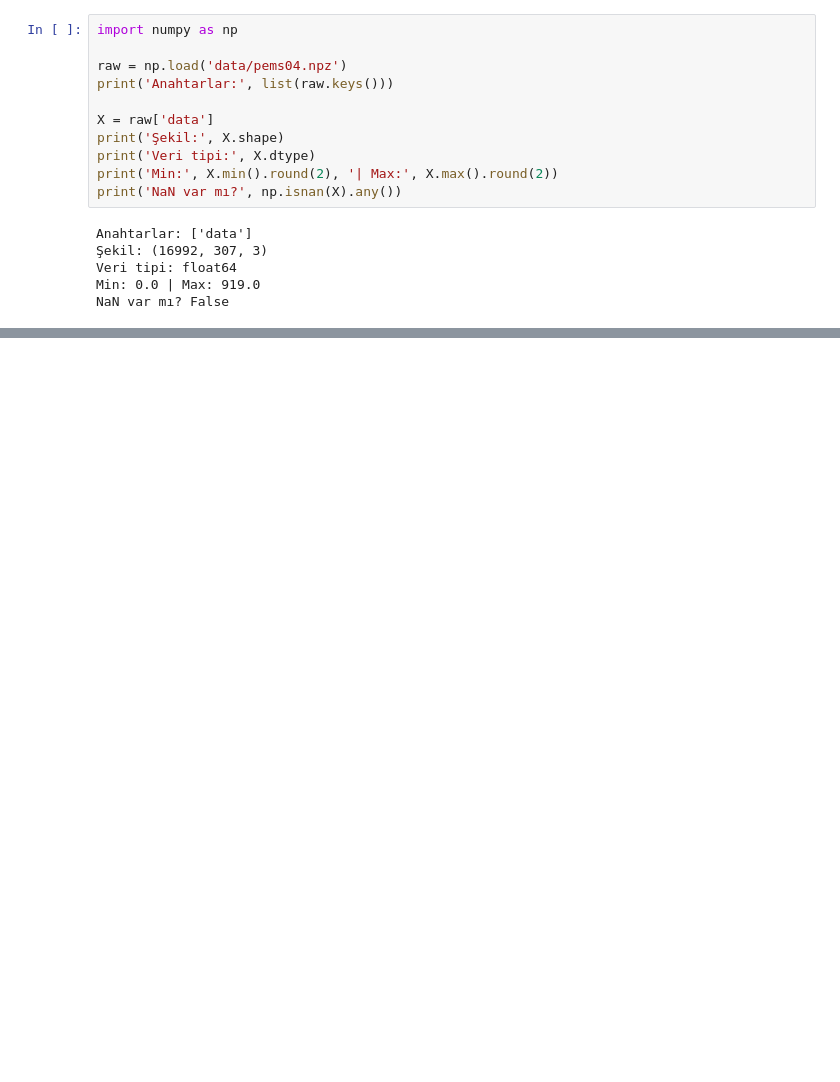
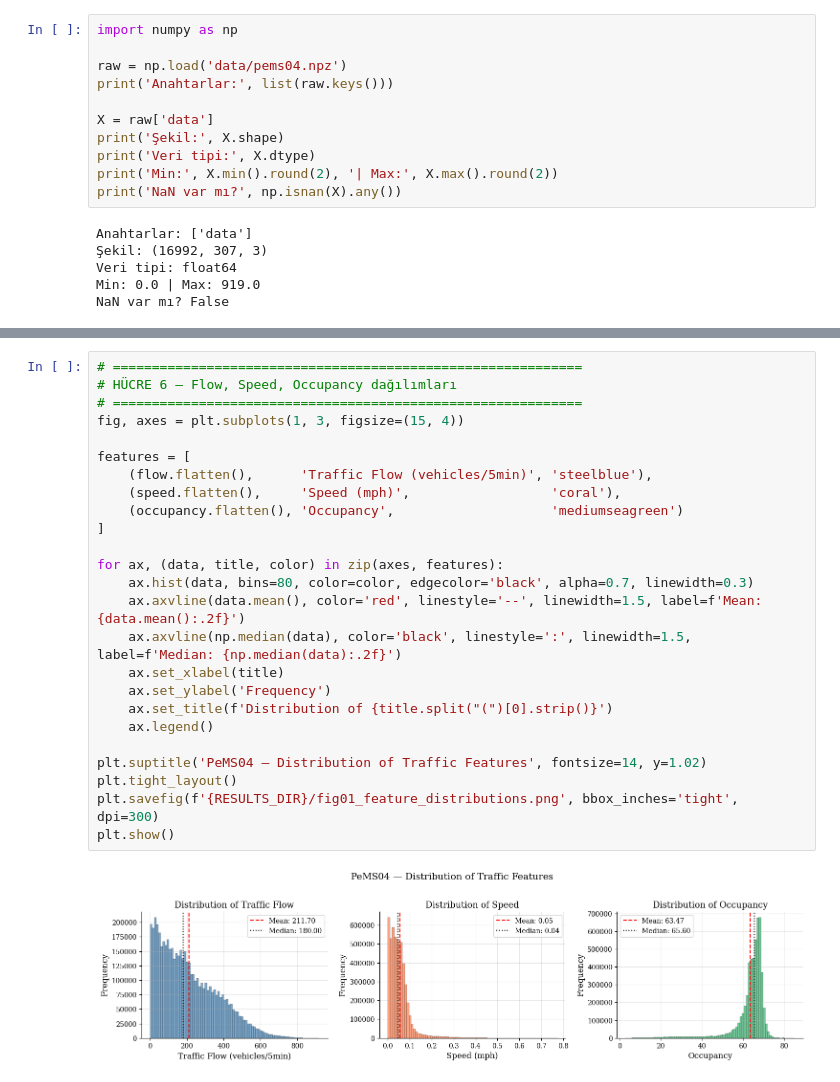
Before and after one commit to enesavci16/fl-its-anomaly-detection, a Jupyter notebook: notebooks/01_pems04_exploration.ipynb, the cells around one changed output, grey strips where cells are left out. Drawn from its saved outputs; the diff is of its cells as text; blank space fills up the shorter version.

```diff
--- a/notebooks/01_pems04_exploration.ipynb
+++ b/notebooks/01_pems04_exploration.ipynb
@@ -38,0 +147,27 @@ NaN var mı? False
+# %%
+# ============================================================
+# HÜCRE 6 — Flow, Speed, Occupancy dağılımları
+# ============================================================
+fig, axes = plt.subplots(1, 3, figsize=(15, 4))
+
+features = [
+    (flow.flatten(),      'Traffic Flow (vehicles/5min)', 'steelblue'),
+    (speed.flatten(),     'Speed (mph)',                  'coral'),
+    (occupancy.flatten(), 'Occupancy',                    'mediumseagreen')
+]
+
+for ax, (data, title, color) in zip(axes, features):
+    ax.hist(data, bins=80, color=color, edgecolor='black', alpha=0.7, linewidth=0.3)
+    ax.axvline(data.mean(), color='red', linestyle='--', linewidth=1.5, label=f'Mean: {data.mean():.2f}')
+    ax.axvline(np.median(data), color='black', linestyle=':', linewidth=1.5, label=f'Median: {np.median(data):.2f}')
+    ax.set_xlabel(title)
+    ax.set_ylabel('Frequency')
+    ax.set_title(f'Distribution of {title.split("(")[0].strip()}')
+    ax.legend()
+
+plt.suptitle('PeMS04 — Distribution of Traffic Features', fontsize=14, y=1.02)
+plt.tight_layout()
+plt.savefig(f'{RESULTS_DIR}/fig01_feature_distributions.png', bbox_inches='tight', dpi=300)
+plt.show()
+# %% [output]
+[figure, added]
```
Also changed, not shown: parts of 15 cells of this notebook.
